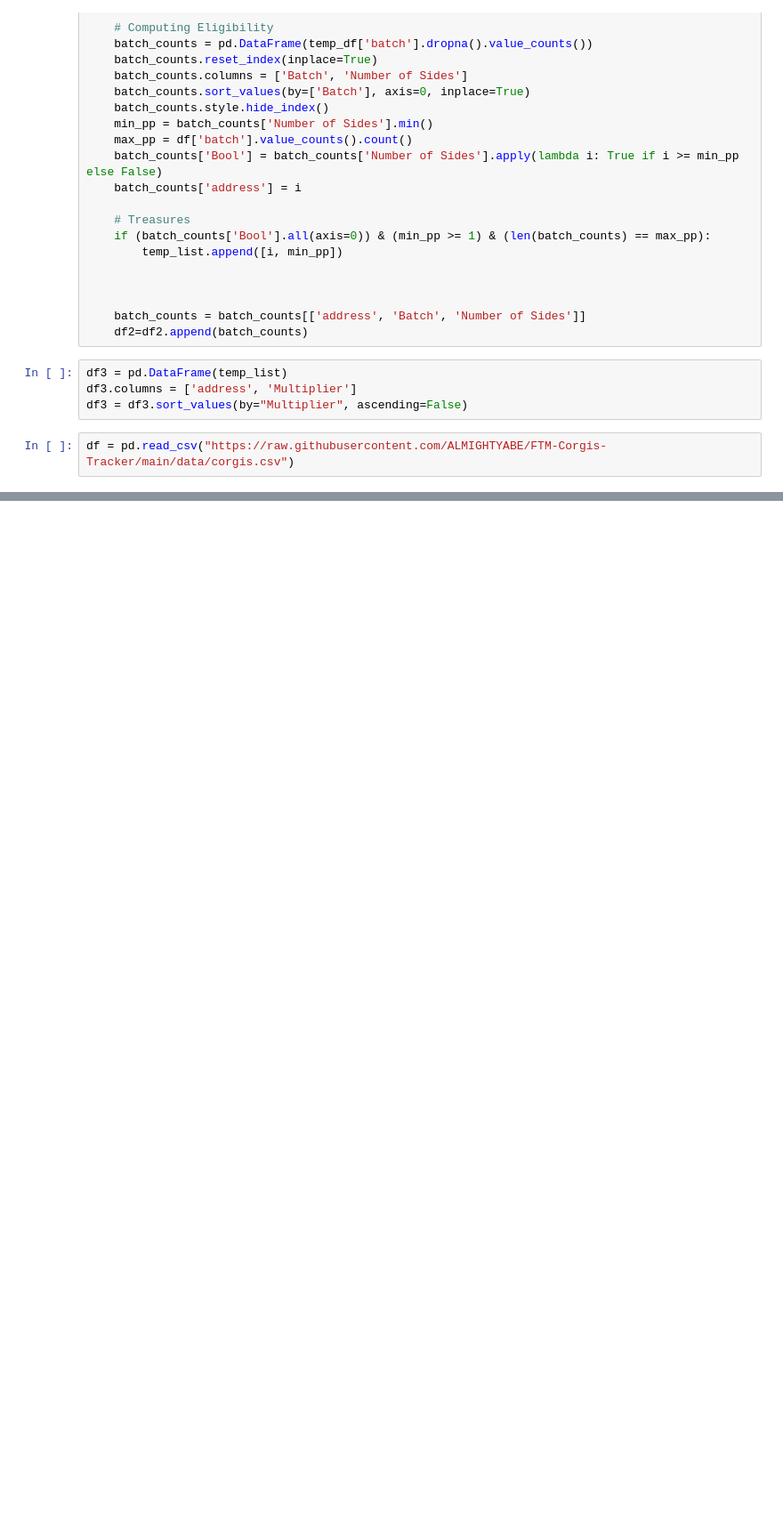
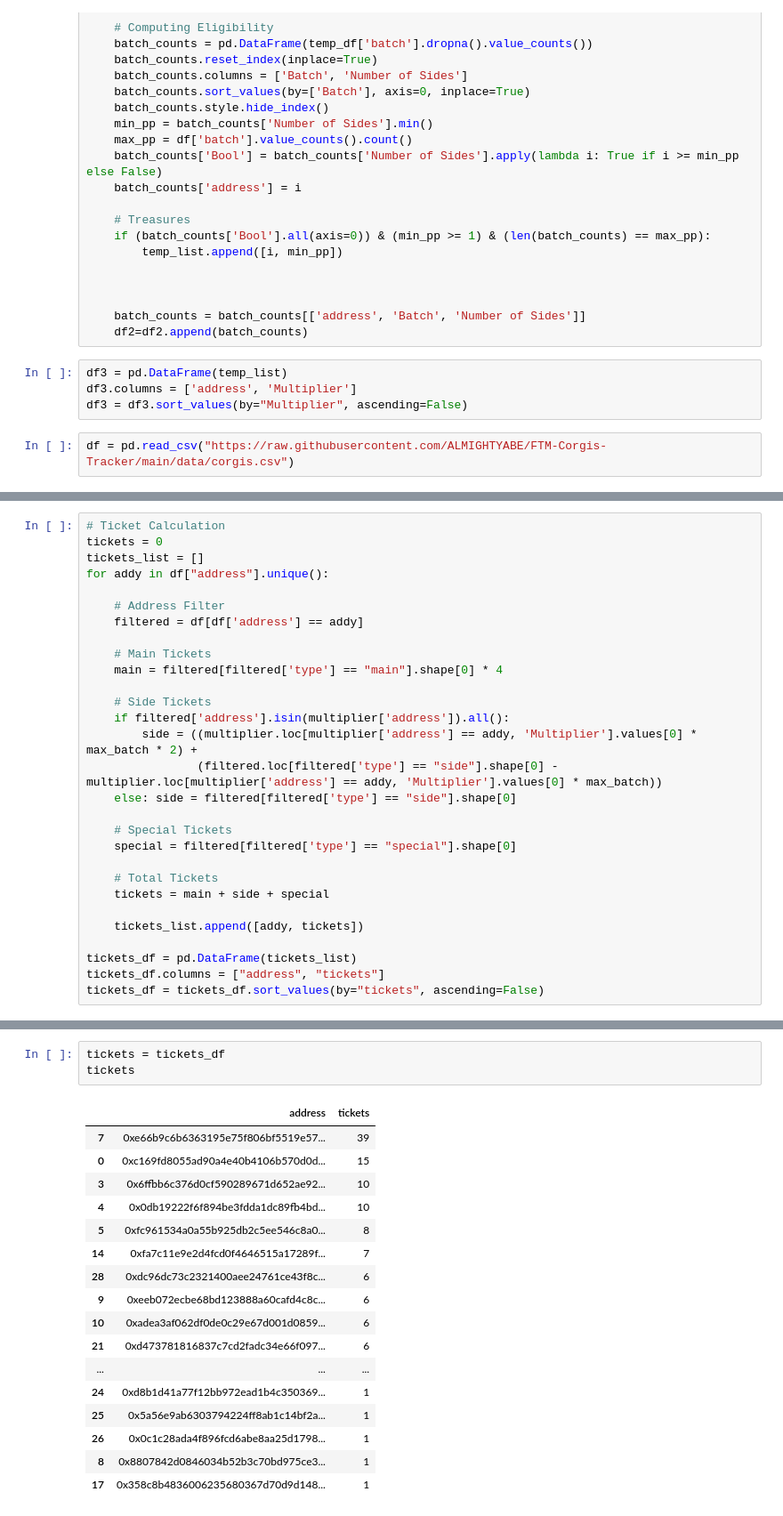
Before and after one commit to ALMIGHTYABE/FTM-Corgis-Tracker, a Jupyter notebook: notebooks/Corgi NB.ipynb, the cells around one changed output, grey strips where cells are left out. Shown at 89% size. Saved outputs shown, nothing was run; the diff lists cells and outputs as text; blank space fills up the shorter version.

Commit message:
Added Ticket Data

```diff
--- a/notebooks/Corgi NB.ipynb
+++ b/notebooks/Corgi NB.ipynb
@@ -384,0 +319,29 @@ tickets_df
+# %%
+# Ticket Calculation
+tickets = 0
+tickets_list = []
+for addy in df["address"].unique():
+
+    # Address Filter
+    filtered = df[df['address'] == addy]
+
+    # Main Tickets
+    main = filtered[filtered['type'] == "main"].shape[0] * 4
+
+    # Side Tickets
+    if filtered['address'].isin(multiplier['address']).all():
+        side = ((multiplier.loc[multiplier['address'] == addy, 'Multiplier'].values[0] * max_batch * 2) +
+                (filtered.loc[filtered['type'] == "side"].shape[0] - multiplier.loc[multiplier['address'] == addy, 'Multiplier'].values[0] * max_batch))
+    else: side = filtered[filtered['type'] == "side"].shape[0]
+
+    # Special Tickets
+    special = filtered[filtered['type'] == "special"].shape[0]
+
+    # Total Tickets
+    tickets = main + side + special
+
+    tickets_list.append([addy, tickets])
+
+tickets_df = pd.DataFrame(tickets_list)
+tickets_df.columns = ["address", "tickets"]
+tickets_df = tickets_df.sort_values(by="tickets", ascending=False)
@@ -384,0 +397,21 @@ tickets_df
+# %%
+tickets = tickets_df
+tickets
+# %% [output]
+|  | address | tickets |
+| 7 | 0xe66b9c6b6363195e75f806bf5519e57... | 39 |
+| 0 | 0xc169fd8055ad90a4e40b4106b570d0d... | 15 |
+| 3 | 0x6ffbb6c376d0cf590289671d652ae92... | 10 |
+| 4 | 0x0db19222f6f894be3fdda1dc89fb4bd... | 10 |
+| 5 | 0xfc961534a0a55b925db2c5ee546c8a0... | 8 |
+| 14 | 0xfa7c11e9e2d4fcd0f4646515a17289f... | 7 |
+| 28 | 0xdc96dc73c2321400aee24761ce43f8c... | 6 |
+| 9 | 0xeeb072ecbe68bd123888a60cafd4c8c... | 6 |
+| 10 | 0xadea3af062df0de0c29e67d001d0859... | 6 |
+| 21 | 0xd473781816837c7cd2fadc34e66f097... | 6 |
+| ... | ... | ... |
+| 24 | 0xd8b1d41a77f12bb972ead1b4c350369... | 1 |
+| 25 | 0x5a56e9ab6303794224ff8ab1c14bf2a... | 1 |
+| 26 | 0x0c1c28ada4f896fcd6abe8aa25d1798... | 1 |
+| 8 | 0x8807842d0846034b52b3c70bd975ce3... | 1 |
+| 17 | 0x358c8b4836006235680367d70d9d148... | 1 |
```
Also changed, not shown: parts of 22 cells of this notebook, 3 other files.
